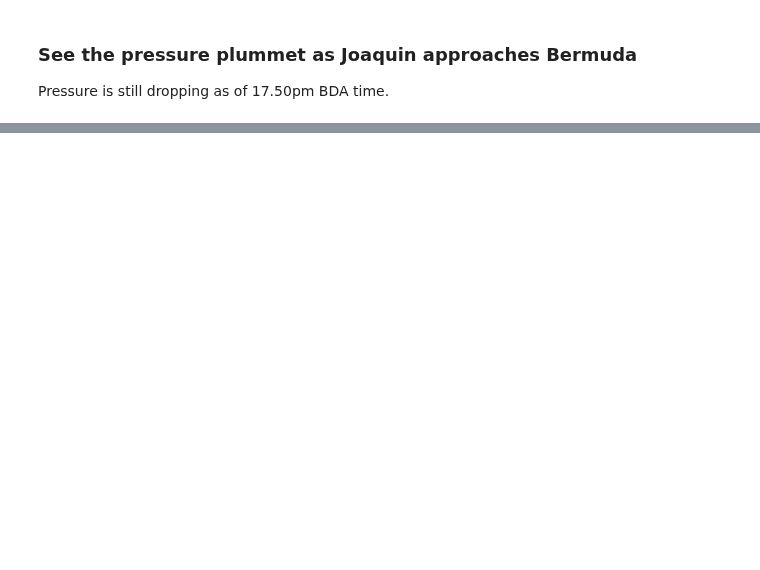
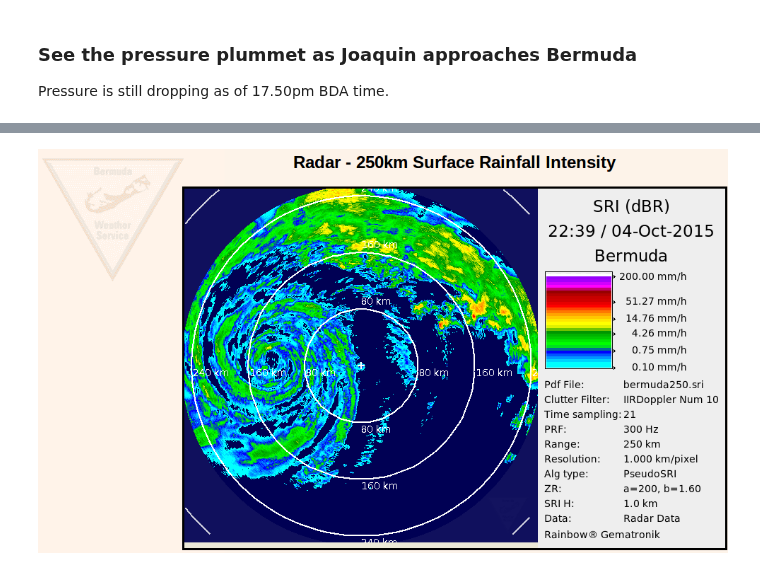
Before and after one commit to peakrisk/peakrisk, a Jupyter notebook: posts/hurricane-joaquin-pressure.ipynb, the cells around one changed output, grey strips where cells are left out. Drawn from its saved outputs; the diff is of its cells as text; code cells hidden in the pictures; blank space fills up the shorter version.

```diff
--- a/posts/hurricane-joaquin-pressure.ipynb
+++ b/posts/hurricane-joaquin-pressure.ipynb
@@ -49,0 +54,5 @@ data.tail()
+# %%
+from IPython import display
+display.Image('../galleries/Joaquin/joaquin.png')
+# %% [output]
+[figure, added]
```
Also changed, not shown: parts of 4 cells of this notebook, 1 other file.
